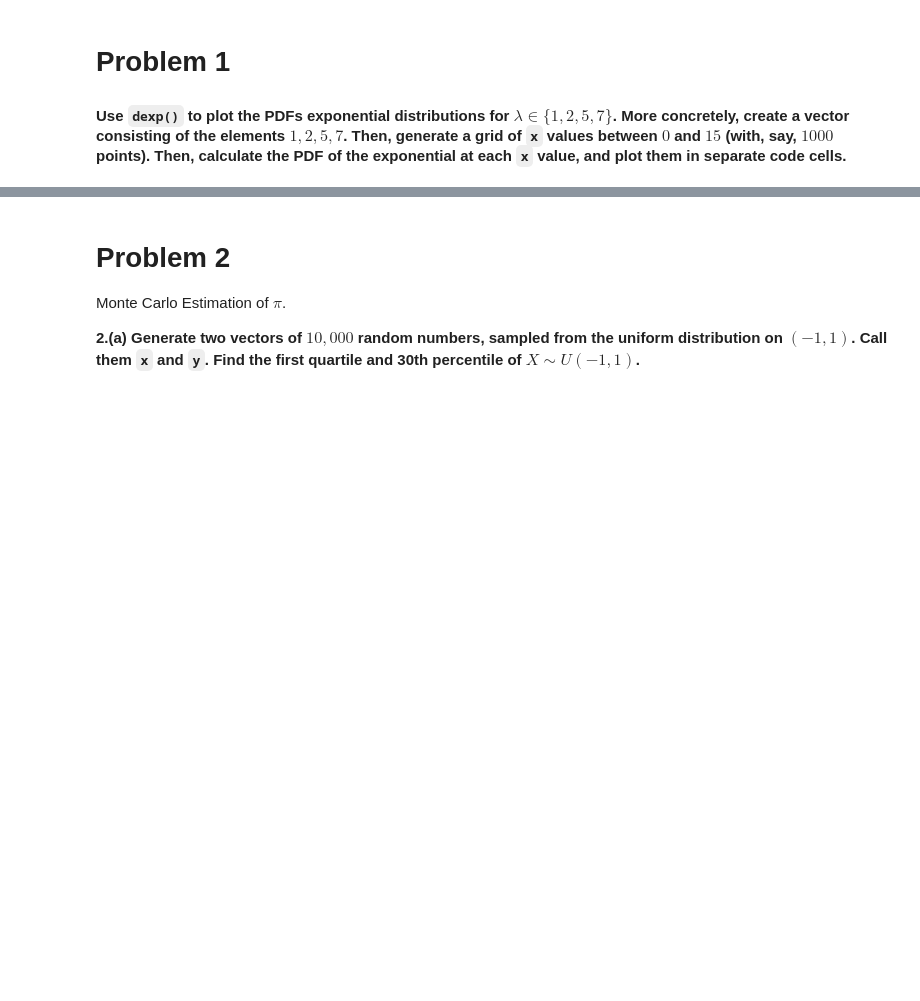
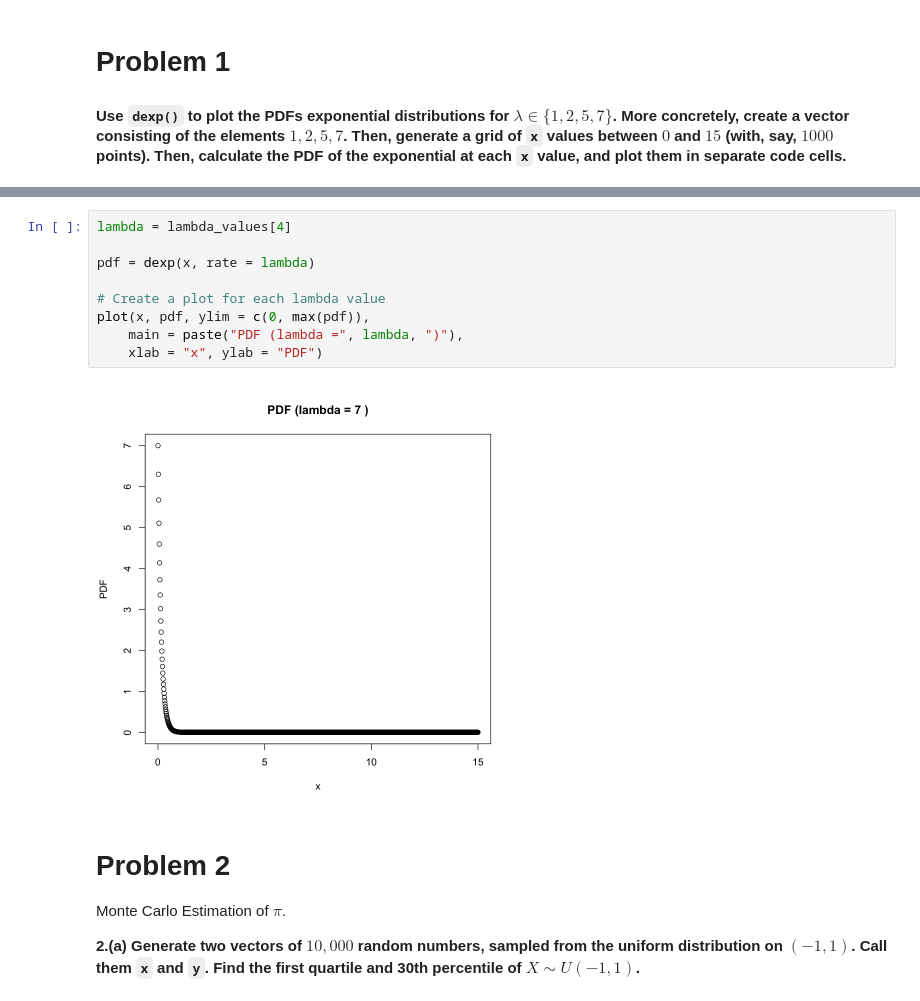
Before and after one commit to yyhufo/STAT4000, a Jupyter notebook: ClassWork4/unit_2(b)_classwork.ipynb, the cells around one changed output, grey strips where cells are left out. Drawn from its saved outputs; the diff is of its cells as text; blank space fills up the shorter version.

```diff
--- a/ClassWork4/unit_2(b)_classwork.ipynb
+++ b/ClassWork4/unit_2(b)_classwork.ipynb
@@ -24,3 +51,14 @@ fail() # No Answer - remove if you provide an answer
+# %%
+lambda = lambda_values[4]
+
+pdf = dexp(x, rate = lambda)
+
+# Create a plot for each lambda value
+plot(x, pdf, ylim = c(0, max(pdf)),
+    main = paste("PDF (lambda =", lambda, ")"),
+    xlab = "x", ylab = "PDF")
+# %% [output]
+[figure, added]
 # %% [markdown]
 # Problem 2
 Monte Carlo Estimation of $\pi$.
```
Also changed, not shown: parts of 21 cells of this notebook.
